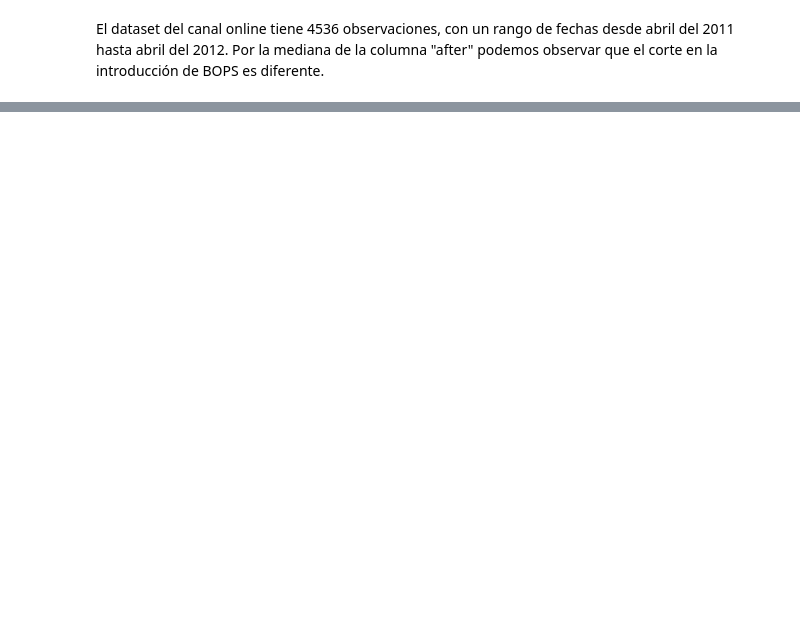
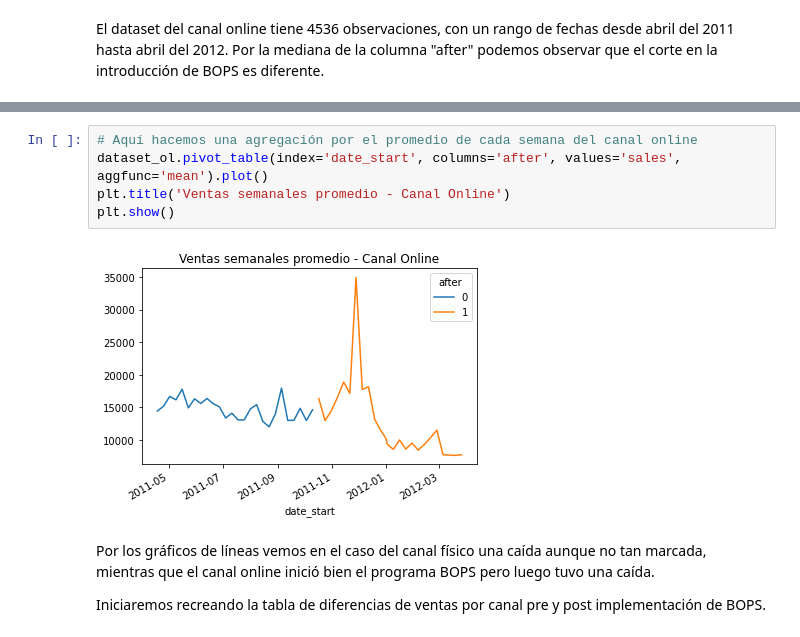
Before and after one commit to Javolet/Evaluacion_OPI, a Jupyter notebook: Seccion_C/Seccion_C_Notebook.ipynb, the cells around one changed output, grey strips where cells are left out. Drawn from its saved outputs; the diff is of its cells as text; blank space fills up the shorter version.

```diff
--- a/Seccion_C/Seccion_C_Notebook.ipynb
+++ b/Seccion_C/Seccion_C_Notebook.ipynb
@@ -158,0 +171,11 @@ El dataset del canal online tiene 4536 observaciones, con un rango de fechas des
+# %%
+# Aquí hacemos una agregación por el promedio de cada semana del canal online
+dataset_ol.pivot_table(index='date_start', columns='after', values='sales', aggfunc='mean').plot()
+plt.title('Ventas semanales promedio - Canal Online')
+plt.show()
+# %% [output]
+[figure, added]
+# %% [markdown]
+Por los gráficos de líneas vemos en el caso del canal físico una caída aunque no tan marcada, mientras que el canal online inició bien el programa BOPS pero luego tuvo una caída.
+
+Iniciaremos recreando la tabla de diferencias de ventas por canal pre y post implementación de BOPS.
```
Also changed, not shown: parts of 27 cells of this notebook.
